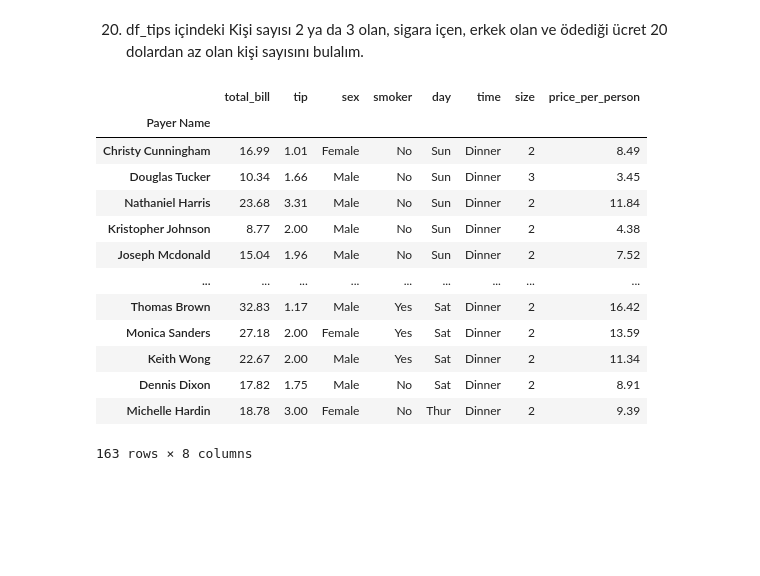
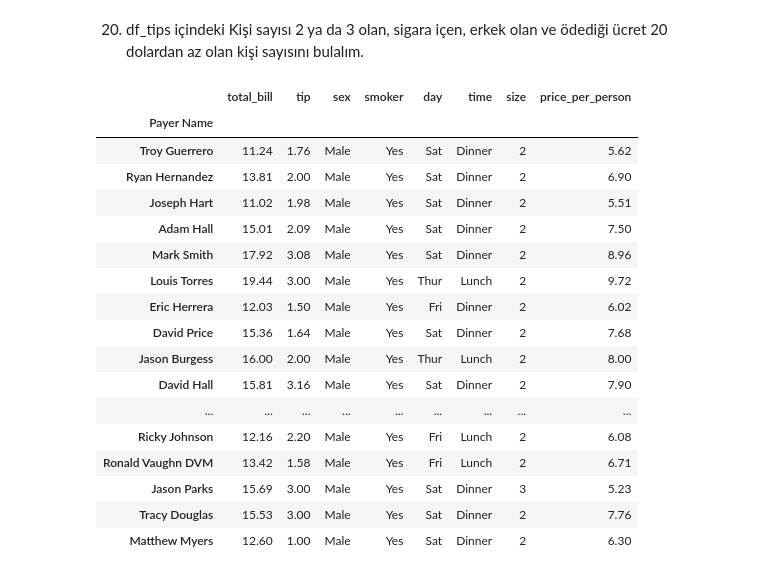
Before and after one commit to esranoyan/Ders-Notebooklari, a Jupyter notebook: Pandas_1_Exercise.ipynb, the cells around one changed output. Drawn from its saved outputs; the diff is of its cells as text; code cells hidden in the pictures; blank space fills up the shorter version.

```diff
--- a/Pandas_1_Exercise.ipynb
+++ b/Pandas_1_Exercise.ipynb
@@ -442,20 +443,24 @@ len(per_num)
 46
 # %% [markdown]
 20) df_tips içindeki Kişi sayısı 2 ya da 3 olan, sigara içen, erkek olan ve ödediği ücret 20 dolardan az olan kişi sayısını bulalım.
-# %%
-df_tips[(df_tips["size"] == 2) | (df_tips["size"] == 3) & (df_tips["smoker"] == "No") & (df_tips["sex"] == "Male") & (df_tips["total_bill"] < 20)]
-# %% [output]
-|  | total_bill | tip | sex | smoker | day | time | size | price_per_person |
-| Payer Name |  |  |  |  |  |  |  |  |
-| Christy Cunningham | 16.99 | 1.01 | Female | No | Sun | Dinner | 2 | 8.49 |
-| Douglas Tucker | 10.34 | 1.66 | Male | No | Sun | Dinner | 3 | 3.45 |
-| Nathaniel Harris | 23.68 | 3.31 | Male | No | Sun | Dinner | 2 | 11.84 |
-| Kristopher Johnson | 8.77 | 2.00 | Male | No | Sun | Dinner | 2 | 4.38 |
-| Joseph Mcdonald | 15.04 | 1.96 | Male | No | Sun | Dinner | 2 | 7.52 |
-| ... | ... | ... | ... | ... | ... | ... | ... | ... |
-| Thomas Brown | 32.83 | 1.17 | Male | Yes | Sat | Dinner | 2 | 16.42 |
-| Monica Sanders | 27.18 | 2.00 | Female | Yes | Sat | Dinner | 2 | 13.59 |
-| Keith Wong | 22.67 | 2.00 | Male | Yes | Sat | Dinner | 2 | 11.34 |
-| Dennis Dixon | 17.82 | 1.75 | Male | No | Sat | Dinner | 2 | 8.91 |
-| Michelle Hardin | 18.78 | 3.00 | Female | No | Thur | Dinner | 2 | 9.39 |
-163 rows × 8 columns
+# %%
+df_tips[(df_tips["smoker"] == "Yes") & (df_tips["sex"] == "Male") & (df_tips["total_bill"] < 20) & (df_tips["size"] >=2) & (df_tips["size"] <=3) ]
+# %% [output]
+|  | total_bill | tip | sex | smoker | day | time | size | price_per_person |
+| Payer Name |  |  |  |  |  |  |  |  |
+| Troy Guerrero | 11.24 | 1.76 | Male | Yes | Sat | Dinner | 2 | 5.62 |
+| Ryan Hernandez | 13.81 | 2.00 | Male | Yes | Sat | Dinner | 2 | 6.90 |
+| Joseph Hart | 11.02 | 1.98 | Male | Yes | Sat | Dinner | 2 | 5.51 |
+| Adam Hall | 15.01 | 2.09 | Male | Yes | Sat | Dinner | 2 | 7.50 |
+| Mark Smith | 17.92 | 3.08 | Male | Yes | Sat | Dinner | 2 | 8.96 |
+| Louis Torres | 19.44 | 3.00 | Male | Yes | Thur | Lunch | 2 | 9.72 |
+| Eric Herrera | 12.03 | 1.50 | Male | Yes | Fri | Dinner | 2 | 6.02 |
+| David Price | 15.36 | 1.64 | Male | Yes | Sat | Dinner | 2 | 7.68 |
+| Jason Burgess | 16.00 | 2.00 | Male | Yes | Thur | Lunch | 2 | 8.00 |
+| David Hall | 15.81 | 3.16 | Male | Yes | Sat | Dinner | 2 | 7.90 |
+| ... | ... | ... | ... | ... | ... | ... | ... | ... |
+| Ricky Johnson | 12.16 | 2.20 | Male | Yes | Fri | Lunch | 2 | 6.08 |
+| Ronald Vaughn DVM | 13.42 | 1.58 | Male | Yes | Fri | Lunch | 2 | 6.71 |
+| Jason Parks | 15.69 | 3.00 | Male | Yes | Sat | Dinner | 3 | 5.23 |
+| Tracy Douglas | 15.53 | 3.00 | Male | Yes | Sat | Dinner | 2 | 7.76 |
+| Matthew Myers | 12.60 | 1.00 | Male | Yes | Sat | Dinner | 2 | 6.30 |
```
Also changed, not shown: parts of 3 cells of this notebook.
